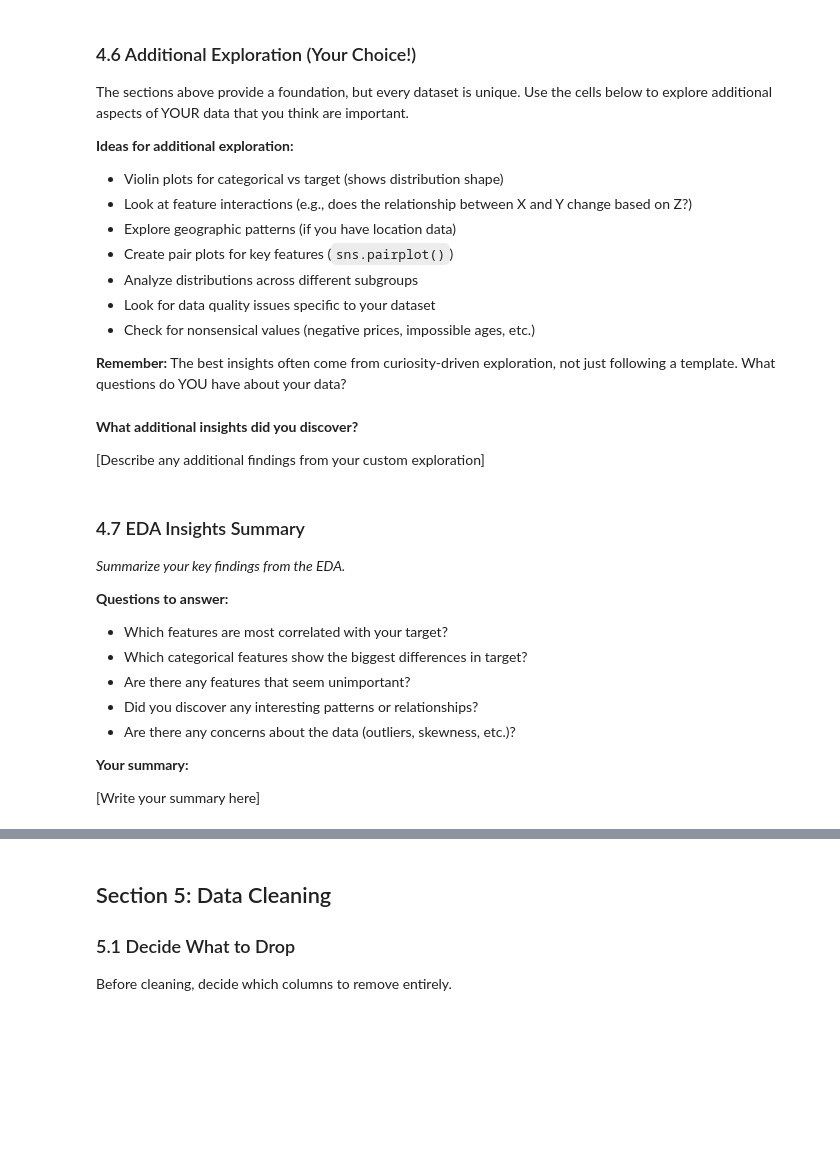
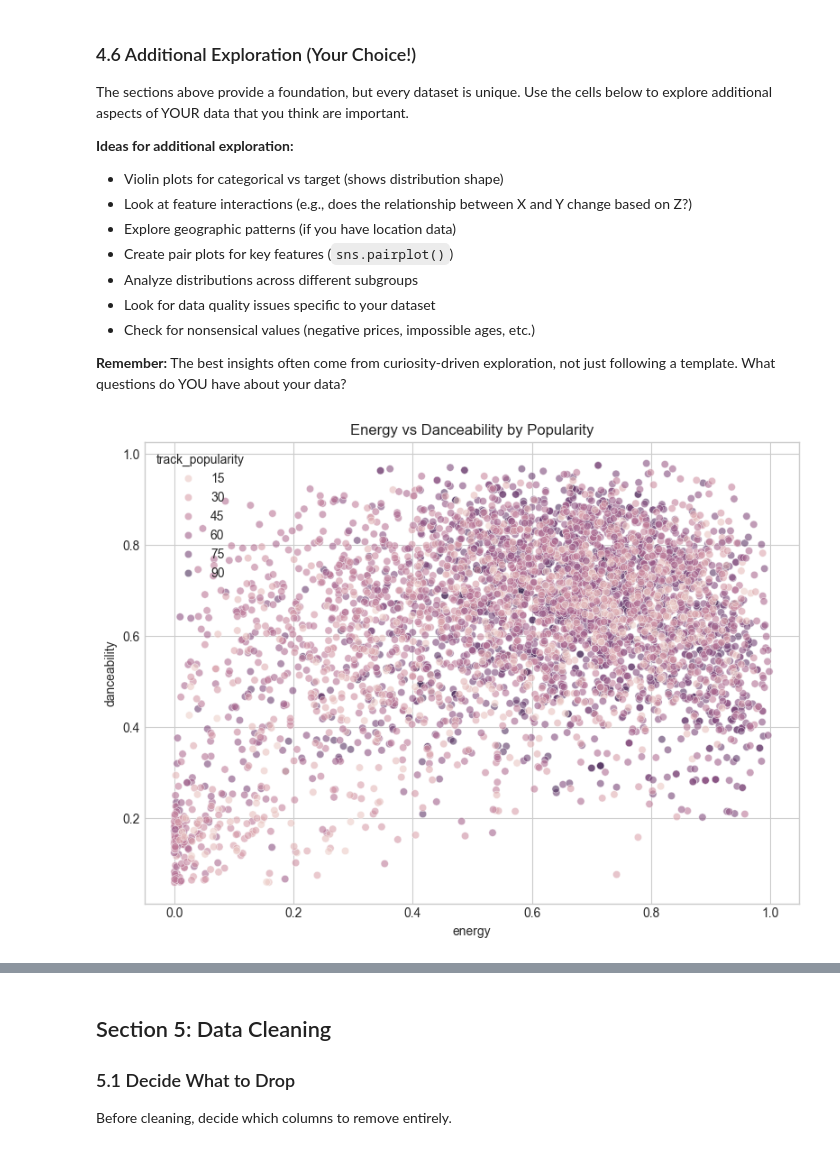
Before and after one commit to fsa-aiml-2511/individual-capstone-JahbraeCreations, a Jupyter notebook: notebooks/01_problem_statement_and_eda.ipynb, the cells around one changed output, grey strips where cells are left out. Cells and saved outputs as stored; diff of their text form; code cells hidden in the pictures; blank space fills up the shorter version.

```diff
--- a/notebooks/01_problem_statement_and_eda.ipynb
+++ b/notebooks/01_problem_statement_and_eda.ipynb
@@ -696,19 +804,21 @@ The sections above provide a foundation, but every dataset is unique. Use the ce
-# %% [markdown]
-**What additional insights did you discover?**
-
-[Describe any additional findings from your custom exploration]
-# %% [markdown]
-### 4.7 EDA Insights Summary
-
-*Summarize your key findings from the EDA.*
-
-**Questions to answer:**
-- Which features are most correlated with your target?
-- Which categorical features show the biggest differences in target?
-- Are there any features that seem unimportant?
-- Did you discover any interesting patterns or relationships?
-- Are there any concerns about the data (outliers, skewness, etc.)?
-
-**Your summary:**
-
-[Write your summary here]
+# %%
+# YOUR ADDITIONAL EDA CODE HERE
+# Add as many cells as you need - don't be limited by this template!
+
+# This plot checks if popular songs tend to cluster
+# in certain combinations of energy and danceability.
+# It helps reveal patterns that single-variable plots might miss.
+
+plt.figure(figsize=(8, 6))
+sns.scatterplot(
+    x='energy',
+    y='danceability',
+    hue=TARGET,
+    data=df,
+    alpha=0.6
+)
+plt.title("Energy vs Danceability by Popularity")
+plt.tight_layout()
+plt.show()
+# %% [output]
+[figure, added]
```
Also changed, not shown: parts of 55 cells of this notebook.
